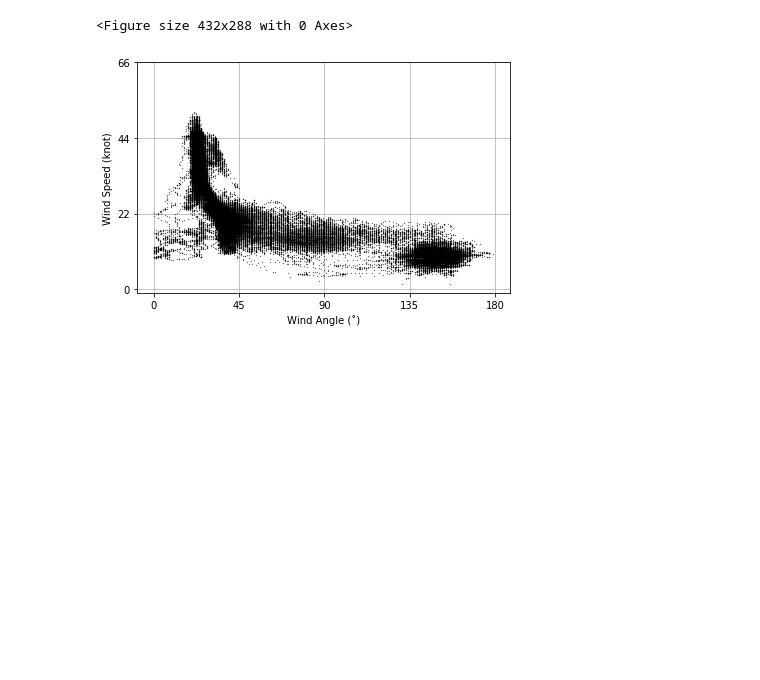
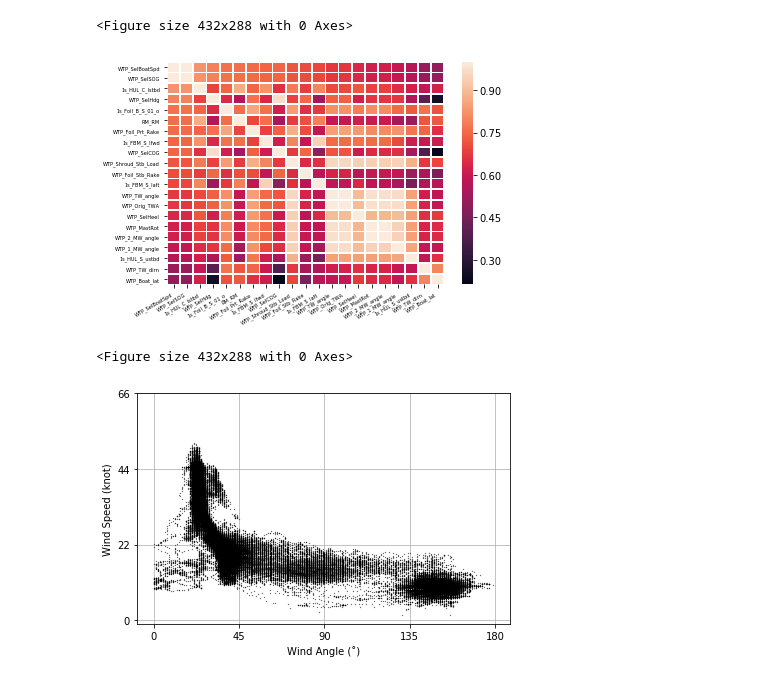
Before and after one commit to mickeycj/france-internship-project, a Jupyter notebook: plot_bins.ipynb, the cells around one changed output. Saved outputs shown, nothing was run; the diff lists cells and outputs as text; code cells hidden in the pictures; blank space fills up the shorter version.

```diff
--- a/plot_bins.ipynb
+++ b/plot_bins.ipynb
@@ -161,6 +184,12 @@ plot_boxplot(binned_df, boat_speed_feature, False)
 # %% [output]
 [figure]
 <Figure size 432x288 with 0 Axes>
+# %%
+# Plot the correlations with boat speed.
+plot_corr(binned_df, boat_speed_feature)
+# %% [output]
+[figure, added]
+<Figure size 432x288 with 0 Axes>
 # %%
 # Determine another size of the bins using 100 as minimum bin size.
 bins, dx, dy, max_x, max_y = create_bins(df, min_thresh=100)
```
Also changed, not shown: parts of 4 cells of this notebook.
